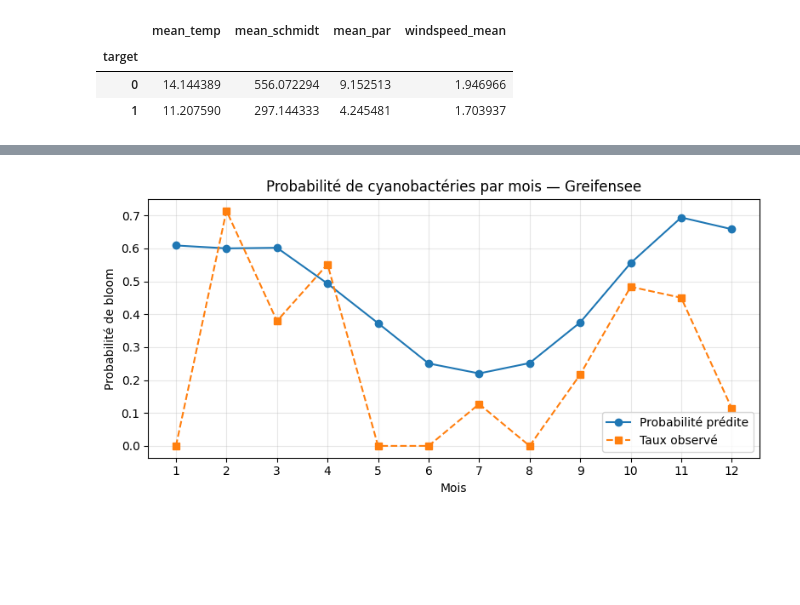
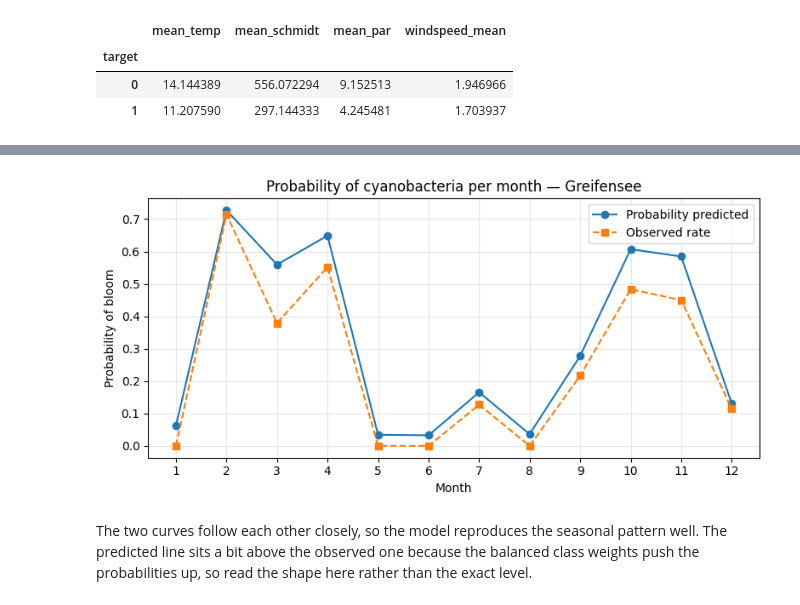
Before and after one commit to segurad308-jpg/cyne-model-prediction, a Jupyter notebook: notebooks/analysis.ipynb, the cells around one changed output, grey strips where cells are left out. Saved outputs shown, nothing was run; the diff lists cells and outputs as text; code cells hidden in the pictures; blank space fills up the shorter version.

```diff
--- a/notebooks/analysis.ipynb
+++ b/notebooks/analysis.ipynb
@@ -58,15 +68,12 @@ y = df["target"]
 # %%
-pipe = Pipeline([
-    ("scale", StandardScaler()),
-    ("clf", LogisticRegression(class_weight="balanced", max_iter=1000, random_state=42)),
-])
+clf = RandomForestClassifier(class_weight="balanced", random_state=42)
 
 cv = StratifiedKFold(n_splits=5, shuffle=True, random_state=42)
 # %%
-df["proba_pred"] = cross_val_predict(pipe, X, y, cv=cv, method="predict_proba")[:, 1]
+df["proba_pred"] = cross_val_predict(clf, X, y, cv=cv, method="predict_proba")[:, 1]
 
-auc = cross_val_score(pipe, X, y, cv=cv, scoring="roc_auc")
-ap  = cross_val_score(pipe, X, y, cv=cv, scoring="average_precision")
+auc = cross_val_score(clf, X, y, cv=cv, scoring="roc_auc")
+ap  = cross_val_score(clf, X, y, cv=cv, scoring="average_precision")
 print("ROC-AUC :", auc.mean().round(3), "±", auc.std().round(3))
 print("PR-AUC :", ap.mean().round(3), "±", ap.std().round(3))
 # %% [output]
@@ -90,4 +98,0 @@ weighted avg       0.72      0.62      0.65       506
-# %%
-clf = pipe.fit(X, y).named_steps["clf"]
-coefs = pd.Series(clf.coef_[0], index=features).sort_values()
-print(coefs)
@@ -125,21 +131,23 @@ plt.show()
 # %%
-df["proba_pred"] = cross_val_predict(pipe, X, y, cv=cv, method="predict_proba")[:, 1]
+df["proba_pred"] = cross_val_predict(clf, X, y, cv=cv, method="predict_proba")[:, 1]
 
 grp = df.groupby(df["date"].dt.month)
 proba_mois = grp["proba_pred"].mean()
 taux_obs = grp["target"].mean()
 
 plt.figure(figsize=(8, 4))
-plt.plot(proba_mois.index, proba_mois.values, marker="o", label="Probabilité prédite")
-plt.plot(taux_obs.index,   taux_obs.values,   marker="s", ls="--", label="Taux observé")
-plt.xlabel("Mois")
-plt.ylabel("Probabilité de bloom")
-plt.title("Probabilité de cyanobactéries par mois — Greifensee")
+plt.plot(proba_mois.index, proba_mois.values, marker="o", label="Probability predicted")
+plt.plot(taux_obs.index,   taux_obs.values,   marker="s", ls="--", label="Observed rate")
+plt.xlabel("Month")
+plt.ylabel("Probability of bloom")
+plt.title("Probability of cyanobacteria per month — Greifensee")
 plt.xticks(range(1, 13))
 plt.legend()
 plt.grid(alpha=0.3)
 plt.tight_layout()
 plt.savefig("../reports/figures/actual_vs_predicted.svg")
 plt.show()
 # %% [output]
-[figure, old version]
+[figure, new version]
+# %% [markdown]
+The two curves follow each other closely, so the model reproduces the seasonal pattern well. The predicted line sits a bit above the observed one because the balanced class weights push the probabilities up, so read the shape here rather than the exact level.
```
Also changed, not shown: parts of 18 cells of this notebook, 5 other files.
